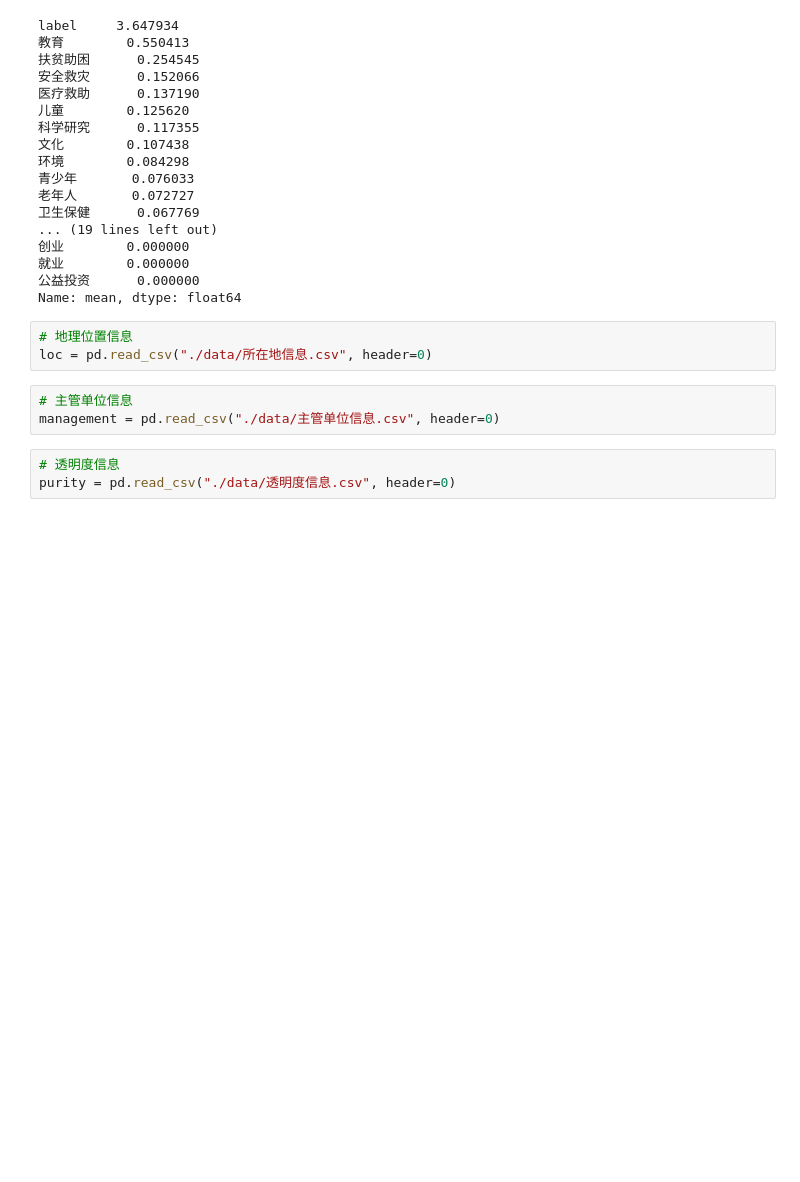
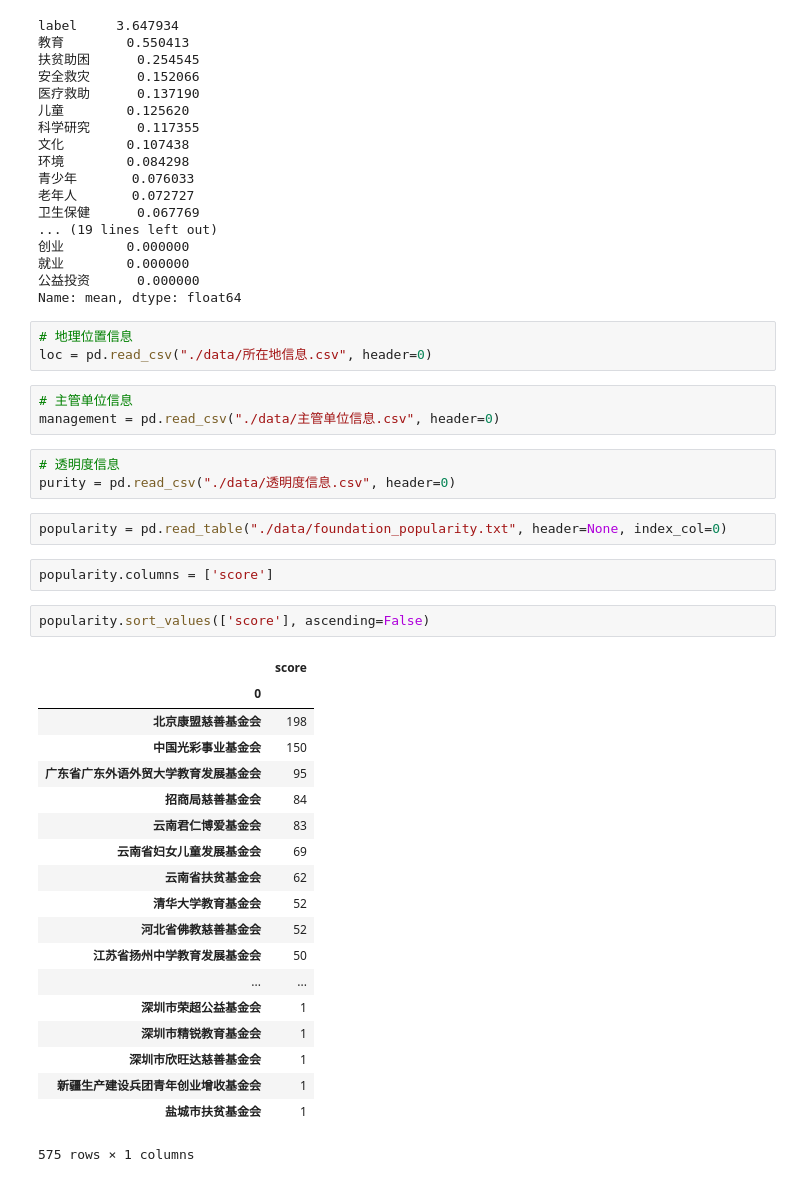
Before and after one commit to lq-yang/Songbird, a Jupyter notebook: chen_recsys.ipynb, the cells around one changed output. Drawn from its saved outputs; the diff is of its cells as text; blank space fills up the shorter version.

```diff
--- a/chen_recsys.ipynb
+++ b/chen_recsys.ipynb
@@ -966,3 +966,29 @@ management = pd.read_csv("./data/主管单位信息.csv", header=0)
 # %%
 # 透明度信息
 purity = pd.read_csv("./data/透明度信息.csv", header=0)
+# %%
+popularity = pd.read_table("./data/foundation_popularity.txt", header=None, index_col=0)
+# %%
+popularity.columns = ['score']
+# %%
+popularity.sort_values(['score'], ascending=False)
+# %% [output]
+|  | score |
+| 0 |  |
+| 北京康盟慈善基金会 | 198 |
+| 中国光彩事业基金会 | 150 |
+| 广东省广东外语外贸大学教育发展基金会 | 95 |
+| 招商局慈善基金会 | 84 |
+| 云南君仁博爱基金会 | 83 |
+| 云南省妇女儿童发展基金会 | 69 |
+| 云南省扶贫基金会 | 62 |
+| 清华大学教育基金会 | 52 |
+| 河北省佛教慈善基金会 | 52 |
+| 江苏省扬州中学教育发展基金会 | 50 |
+| ... | ... |
+| 深圳市荣超公益基金会 | 1 |
+| 深圳市精锐教育基金会 | 1 |
+| 深圳市欣旺达慈善基金会 | 1 |
+| 新疆生产建设兵团青年创业增收基金会 | 1 |
+| 盐城市扶贫基金会 | 1 |
+575 rows × 1 columns
```
Also changed, not shown: parts of 1 cell of this notebook, 14 other files.
